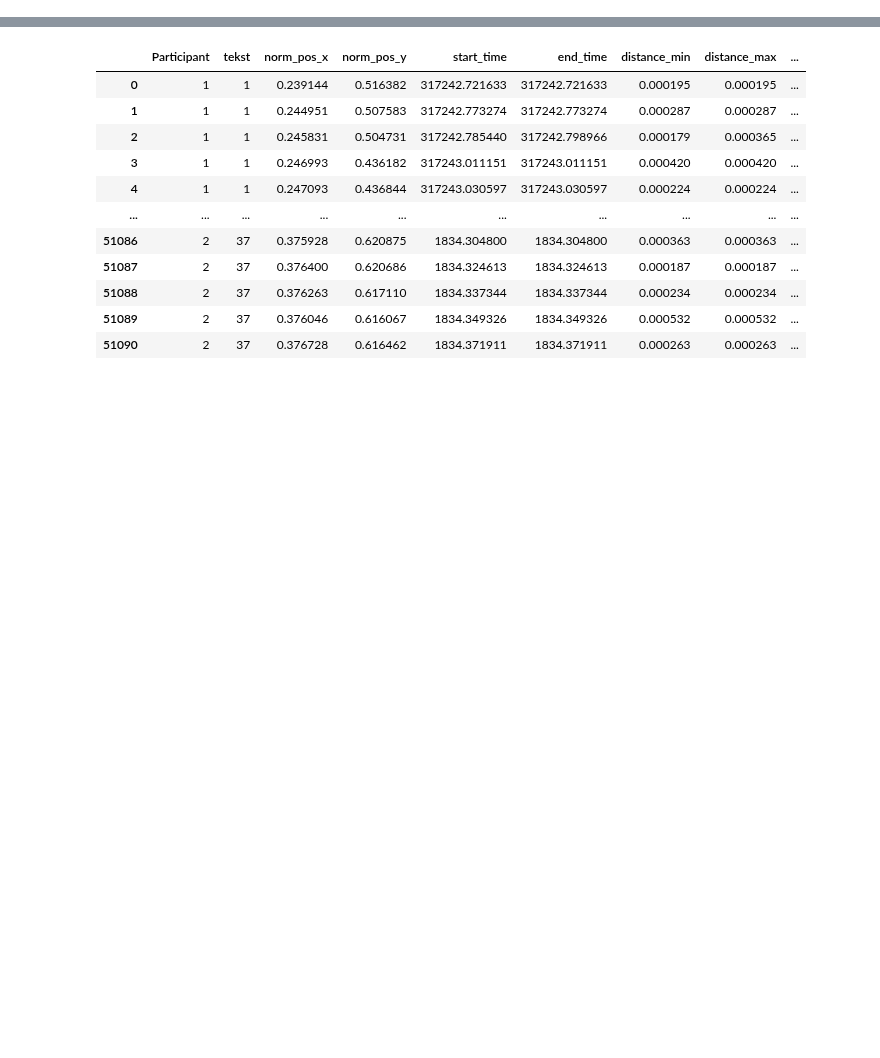
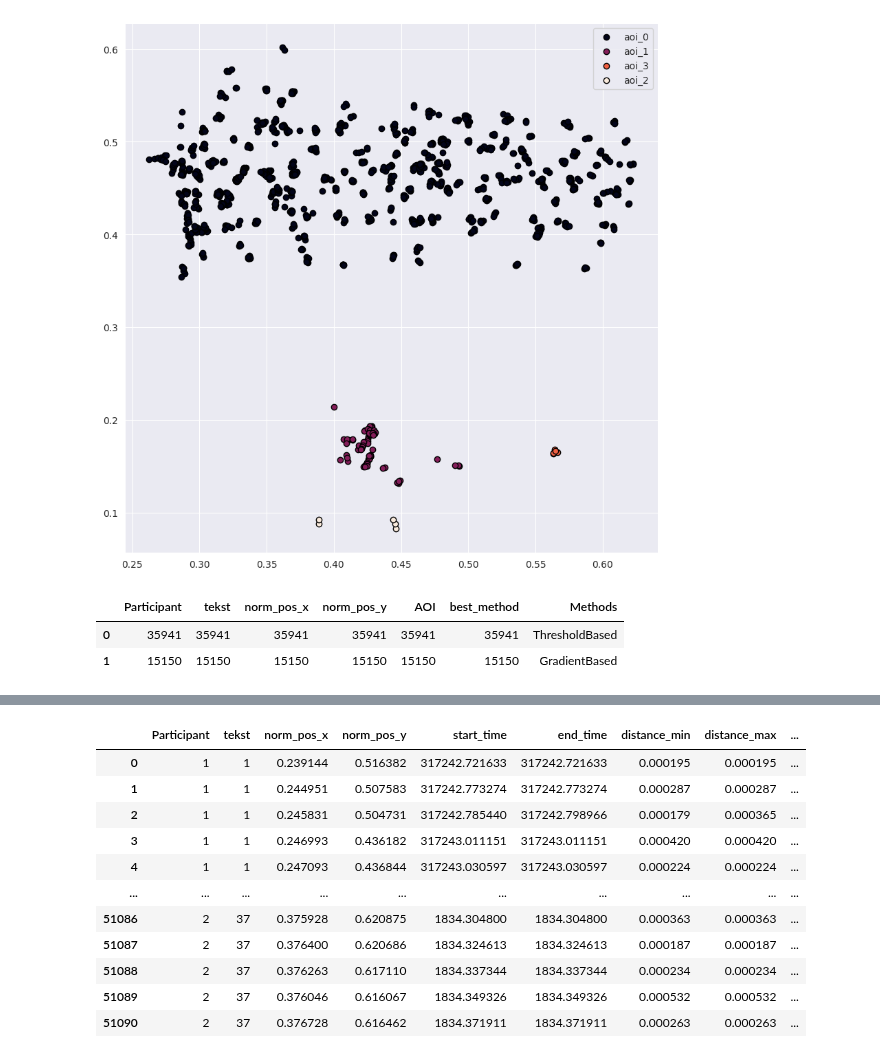
Before and after one commit to hse-scila/EyeFeatures, a Jupyter notebook: eyetracking/preprocessing/test.ipynb, the cells around one changed output, grey strips where cells are left out. Saved outputs shown, nothing was run; the diff lists cells and outputs as text; code cells hidden in the pictures; blank space fills up the shorter version.

```diff
--- a/eyetracking/preprocessing/test.ipynb
+++ b/eyetracking/preprocessing/test.ipynb
@@ -23,3 +26,25 @@ data = pd.concat([pd.read_excel(join(DATA_PATH, 'itog_gaze_1.xlsx')),
 data.drop(['world_index', 'confidence', 'base_data'], axis=1, inplace=True)
 data = remove_points(data, -1, 1, -1, 1)
 data['gaze_timestamp'] = data['gaze_timestamp']
+# %%
+x = 'norm_pos_x'
+y = 'norm_pos_y'
+t = 'gaze_timestamp'
+
+methods = [ThresholdBased(threshold=0, window_size=3), GradientBased(threshold=0.1, window_size=6)]
+
+pipeline = Pipeline([('IVT', IVT(x=x, y=y, t=t, pk=['Participant', 'tekst'], threshold=0.10)), ('AOIDefining', AOIExtractor(methods=methods, x=x, y=y, pk=['Participant', 'tekst'], aoi_name='AOI', show_best=True))])
+pipeline.fit(data)
+prep_data = pipeline.transform(data)
+# %%
+scanpath_visualization(prep_data[(prep_data['Participant'] == 1) & (prep_data['tekst'] == 10)], x, y, aoi='AOI', only_points=True, show_legend=True)
+# %% [output]
+[figure, added]
+# %%
+df = pd.concat([prep_data[prep_data['best_method'] == methods[0].__class__.__name__].count(), prep_data[prep_data['best_method'] == methods[1].__class__.__name__].count()], axis=1).transpose()
+df['Methods'] = [el.__class__.__name__ for el in methods]
+df
+# %% [output]
+|  | Participant | tekst | norm_pos_x | norm_pos_y | AOI | best_method | Methods |
+| 0 | 35941 | 35941 | 35941 | 35941 | 35941 | 35941 | ThresholdBased |
+| 1 | 15150 | 15150 | 15150 | 15150 | 15150 | 15150 | GradientBased |
```
Also changed, not shown: parts of 17 cells of this notebook, 2 other files.
